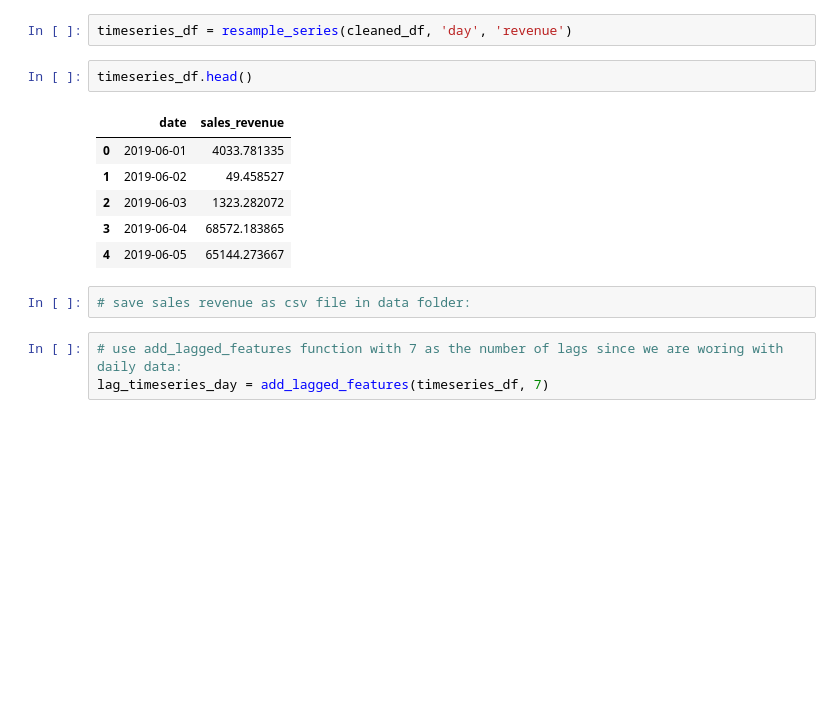
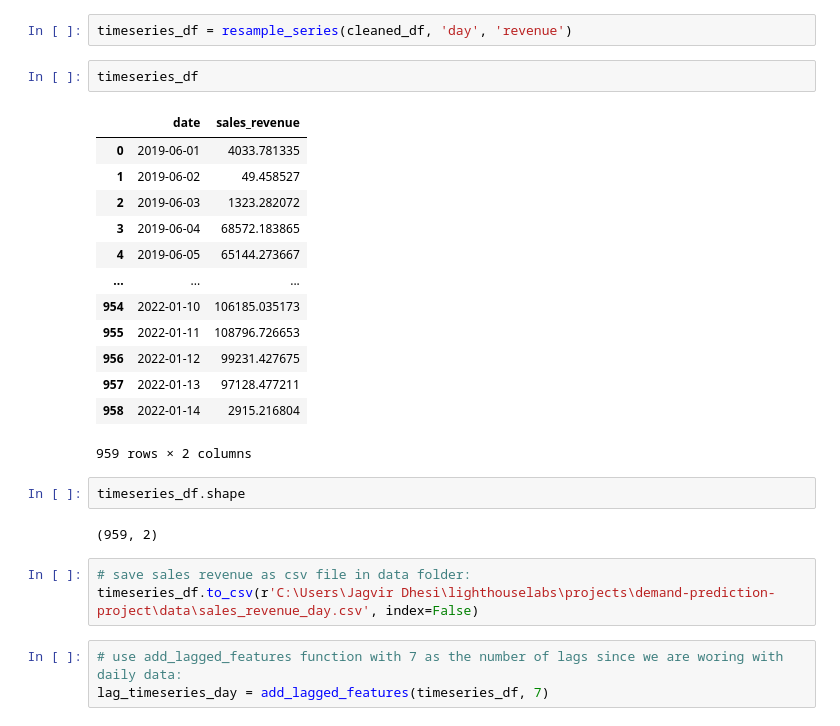
Before and after one commit to Jaghs/Demand-Prediciton, a Jupyter notebook: src/stationarity_and_timeseries_decomposition.ipynb, the cells around one changed output. Drawn from its saved outputs; the diff is of its cells as text; blank space fills up the shorter version.

```diff
--- a/src/stationarity_and_timeseries_decomposition.ipynb
+++ b/src/stationarity_and_timeseries_decomposition.ipynb
@@ -283,16 +295,28 @@ Cannot use this multiplicative method since our series contains negative values
 # %%
 timeseries_df = resample_series(cleaned_df, 'day', 'revenue')
 # %%
-timeseries_df.head()
+timeseries_df
 # %% [output]
 |  | date | sales_revenue |
 | 0 | 2019-06-01 | 4033.781335 |
 | 1 | 2019-06-02 | 49.458527 |
 | 2 | 2019-06-03 | 1323.282072 |
 | 3 | 2019-06-04 | 68572.183865 |
 | 4 | 2019-06-05 | 65144.273667 |
+| ... | ... | ... |
+| 954 | 2022-01-10 | 106185.035173 |
+| 955 | 2022-01-11 | 108796.726653 |
+| 956 | 2022-01-12 | 99231.427675 |
+| 957 | 2022-01-13 | 97128.477211 |
+| 958 | 2022-01-14 | 2915.216804 |
+959 rows × 2 columns
+# %%
+timeseries_df.shape
+# %% [output]
+(959, 2)
 # %%
 # save sales revenue as csv file in data folder:
+timeseries_df.to_csv(r'C:\Users\Jagvir Dhesi\lighthouselabs\projects\demand-prediction-project\data\sales_revenue_day.csv', index=False)
 # %%
 # use add_lagged_features function with 7 as the number of lags since we are woring with daily data:
 lag_timeseries_day = add_lagged_features(timeseries_df, 7)
```
Also changed, not shown: parts of 17 cells of this notebook.
